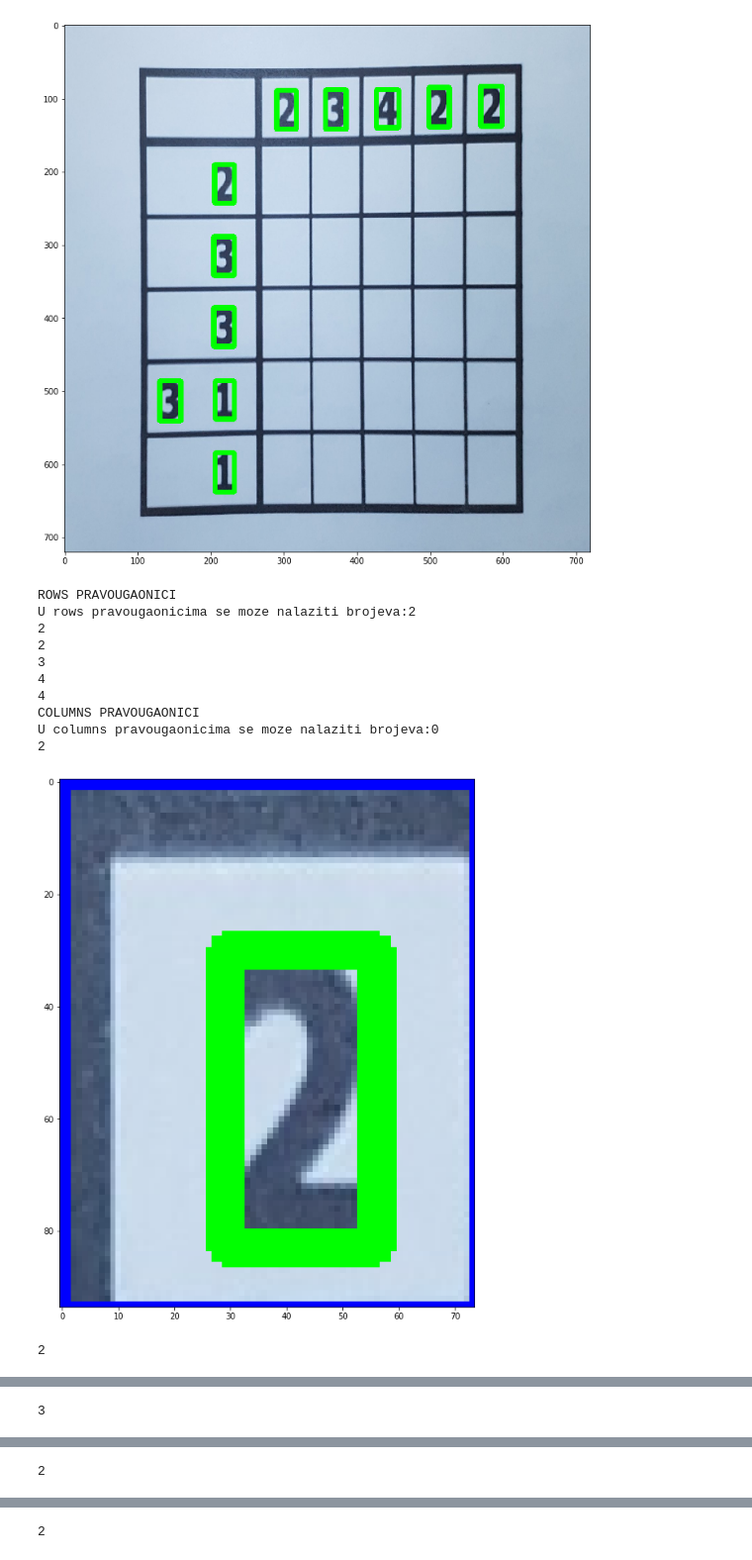
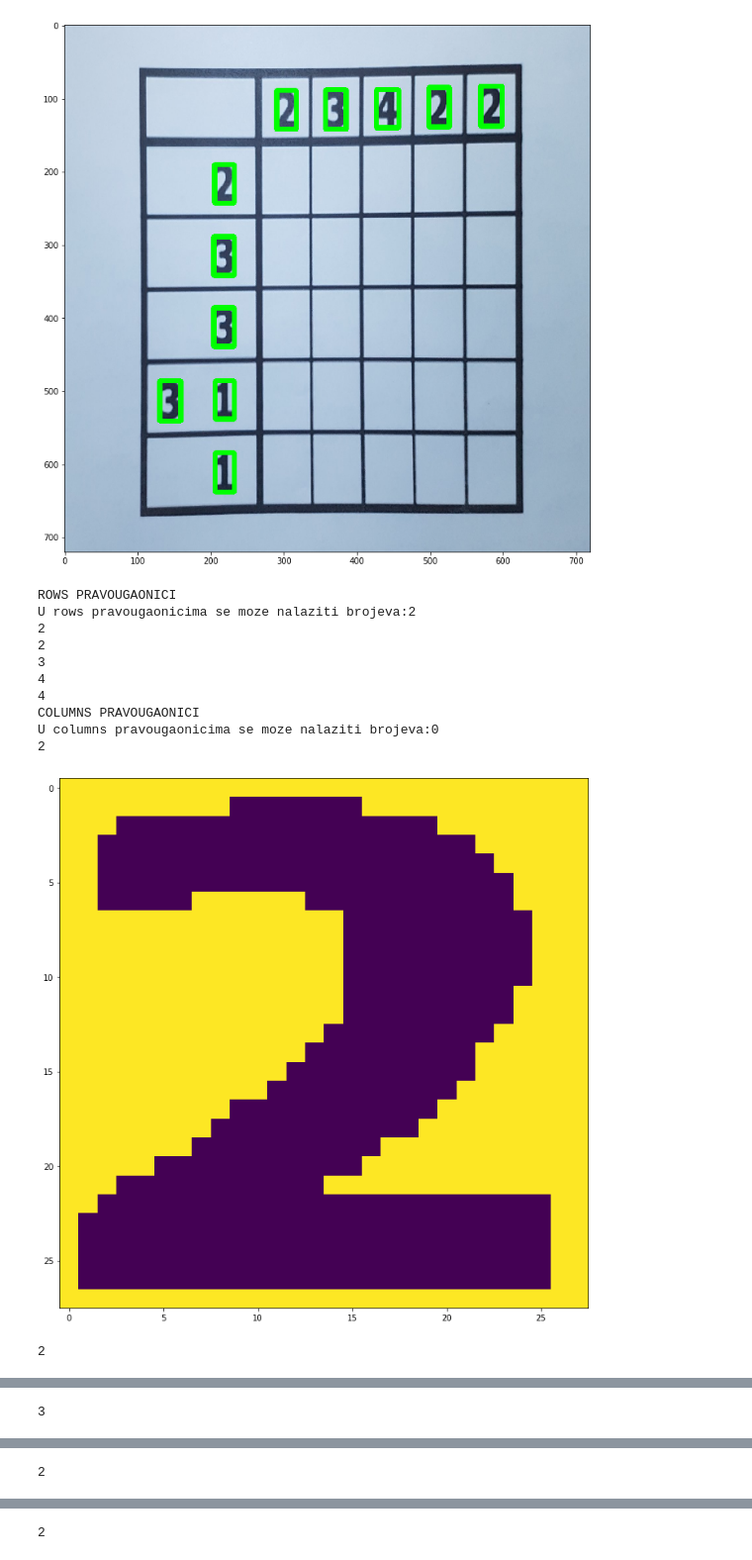
Before and after one commit to djordjeognjenovic97/Nonogram-Solver, a Jupyter notebook: nonogram/nonogram.ipynb, the cells around one changed output, grey strips where cells are left out. Shown at 99% size. Drawn from its saved outputs; the diff is of its cells as text; code cells hidden in the pictures.

```diff
--- a/nonogram/nonogram.ipynb
+++ b/nonogram/nonogram.ipynb
@@ -280,36 +279,36 @@ for i in rows_pravougaonici:
     #plt.imshow(image)
     slika_bin=erode(dilate(slika))
     selektovani_region, broj = select_one_region(image.copy(), slika_bin)
     resize_broj = resize_region(broj)
     rows_regions_array.append(resize_broj);
     #plt.imshow(image)
     #plt.pause(1)
 print("COLUMNS PRAVOUGAONICI")
 columns_br=int((columns_pravougaonici[0][2][1]-columns_pravougaonici[0][0][1])/(zadnji_pravougaonik[2][1]-zadnji_pravougaonik[0][1]))
 print("U columns pravougaonicima se moze nalaziti brojeva:"+str(columns_br))
 for i in columns_pravougaonici:
     image=img[int(i[0][1]):int(i[2][1]), int(i[0][0]):int(i[1][0])]
     #image=slikica.copy()
     slika = image_bin(image_gray(image))
     slika_bin=erode(dilate(slika))
     #plt.imshow(image)
     selektovani_region, broj = select_one_region(image.copy(), slika_bin)
-    display_image(selektovani_region)
-    #resize_broj = resize_region(broj)
-    #columns_regions_array.append(resize_broj);
-    #plt.imshow(resize_broj)
+    #display_image(selektovani_region)
+    resize_broj = resize_region(broj)
+    columns_regions_array.append(resize_broj);
+    plt.imshow(resize_broj)
     #plt.imshow(image)
     plt.pause(1)
 # %% [output]
 ROWS PRAVOUGAONICI
 U rows pravougaonicima se moze nalaziti brojeva:2
 2
 2
 3
 4
 4
 COLUMNS PRAVOUGAONICI
 U columns pravougaonicima se moze nalaziti brojeva:0
 2
-[figure, old version]
+[figure, new version]
 2
```
Also changed, not shown: parts of 7 cells of this notebook, 1 other file.
